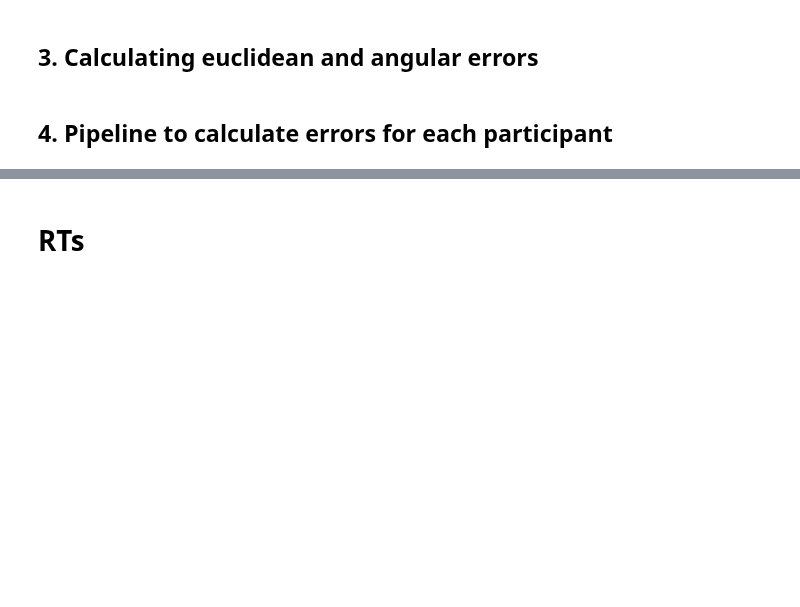
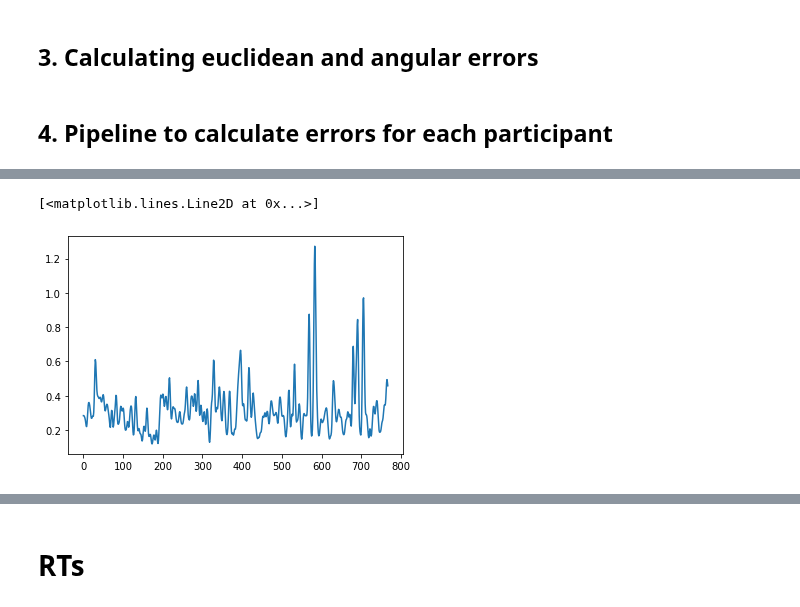
Before and after one commit to tejas-savalia/Lab-Codes, a Jupyter notebook: Visuomotor_Adaptation_psychopy_tablet/no_feedback/analysis/Untitled.ipynb, the cells around one changed output, grey strips where cells are left out. Cells and saved outputs as stored; diff of their text form; code cells hidden in the pictures; blank space fills up the shorter version.

```diff
--- a/Visuomotor_Adaptation_psychopy_tablet/no_feedback/analysis/Untitled.ipynb
+++ b/Visuomotor_Adaptation_psychopy_tablet/no_feedback/analysis/Untitled.ipynb
@@ -242 +177,6 @@ See the caveats in the documentation: https://pandas.pydata.org/pandas-docs/stab
+# %%
+plt.plot(ang_errors[13])
+# %% [output]
+[<matplotlib.lines.Line2D at 0x...>]
+[figure, added]
 # %%
```
Also changed, not shown: parts of 4 cells of this notebook, 4 other files.
